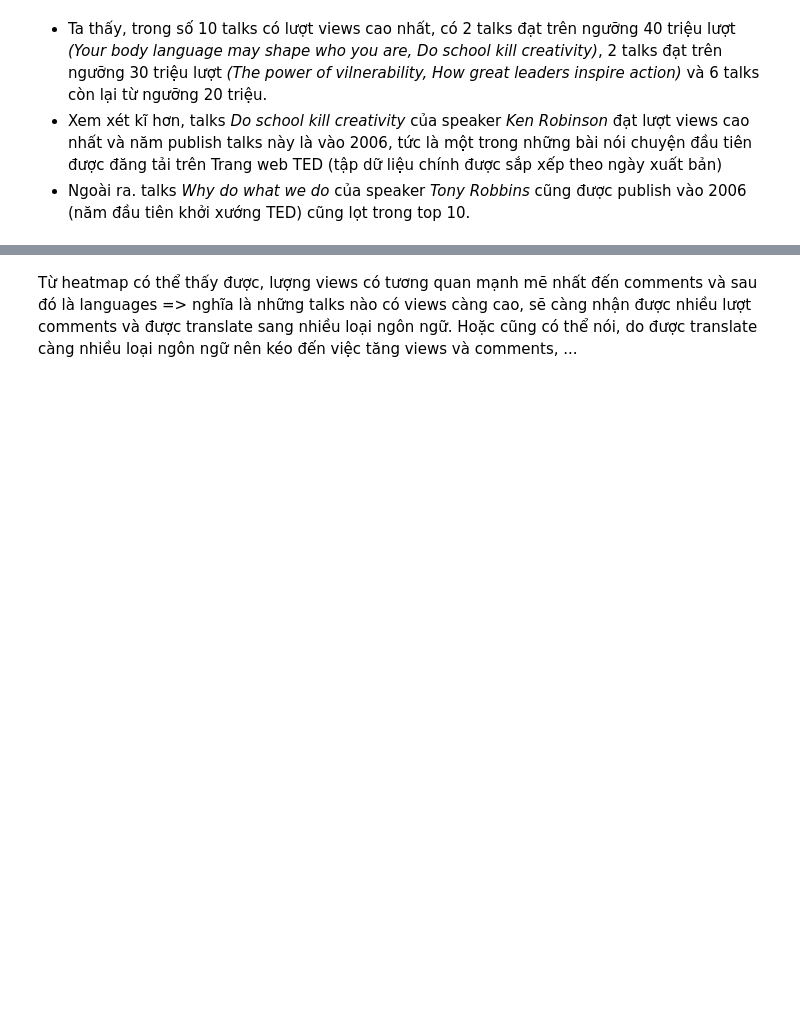
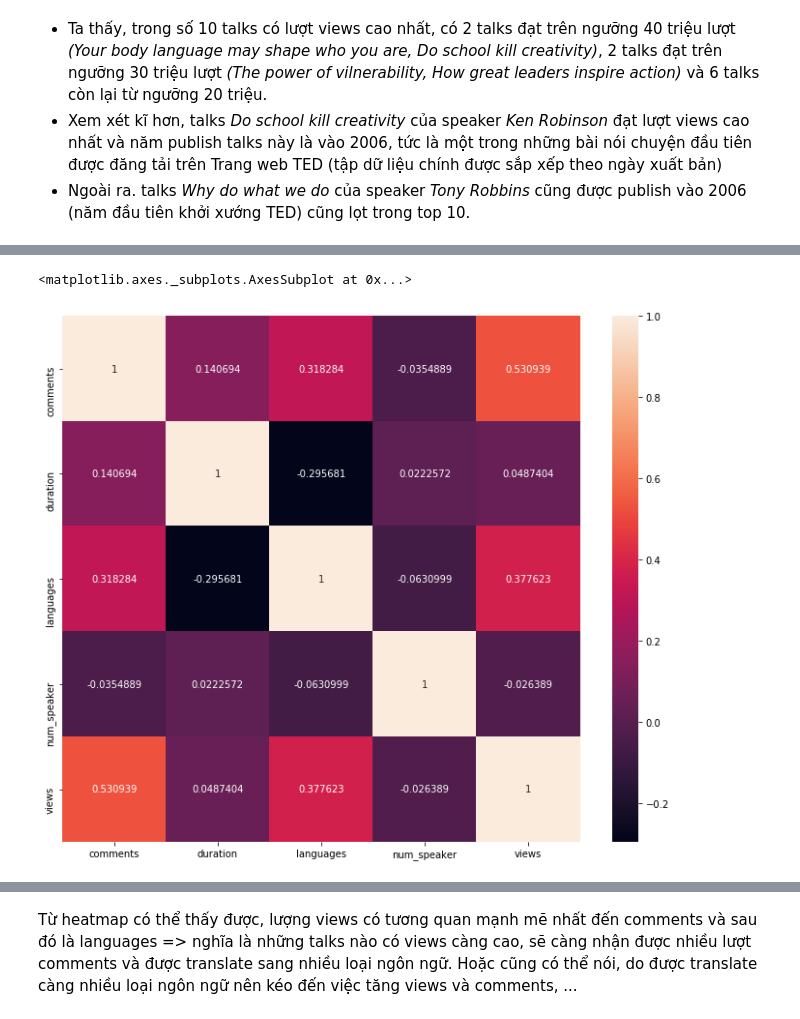
Before and after one commit to nguyenhuynhxuanmai/LTKHDL_FinalProject, a Jupyter notebook: 1712091_NguyenHuynhXuanMai.ipynb, the cells around one changed output, grey strips where cells are left out. Drawn from its saved outputs; the diff is of its cells as text; code cells hidden in the pictures; blank space fills up the shorter version.

```diff
--- a/1712091_NguyenHuynhXuanMai.ipynb
+++ b/1712091_NguyenHuynhXuanMai.ipynb
@@ -236,2 +248,9 @@ Trước khi vẽ histogram và displot để biểu thị rõ các giá trị,
+# %%
+# Cách 2 dùng heatmap để tìm ra mức độ tương quan các giá trị
+plt.figure(figsize=(12, 10))
+sns.heatmap(ted_int, annot = True, fmt = "n")
+# %% [output]
+<matplotlib.axes._subplots.AxesSubplot at 0x...>
+[figure, added]
 # %%
 plt.figure(figsize=(12, 10))
```
Also changed, not shown: parts of 30 cells of this notebook.
